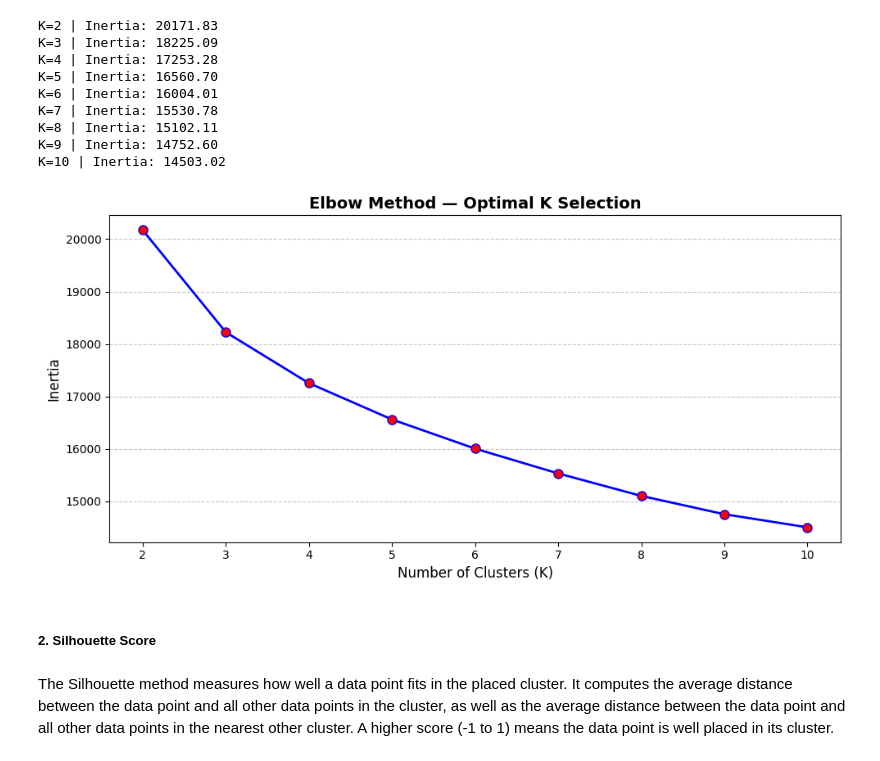
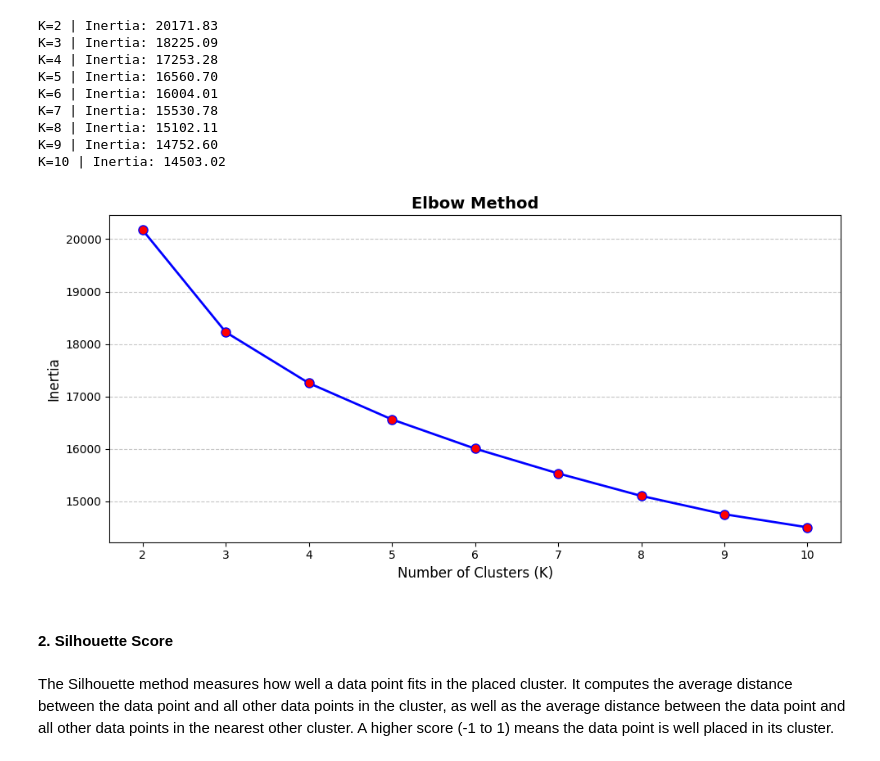
Before and after one commit to MukundiRams/customer-intelligence, a Jupyter notebook: retail-core.ipynb, the cells around one changed output. Drawn from its saved outputs; the diff is of its cells as text; code cells hidden in the pictures.

```diff
--- a/retail-core.ipynb
+++ b/retail-core.ipynb
@@ -201,16 +230,0 @@ Uses InterQuartile Range (IQR) method.
-# %%
-numerical_cols = [
-    'age', 'monthly_income', 'credit_score', 'loan_utilisation_rate',
-    'monthly_transactions', 'avg_transaction_value', 'digital_login_frequency',
-    'account_tenure_years', 'monthly_expenses'
-]
-
-for col in numerical_cols:
-    Q1 = df[col].quantile(0.25)
-    Q3 = df[col].quantile(0.75)
-    IQR = Q3 - Q1
-    lower = Q1 - 1.5 * IQR
-    upper = Q3 + 1.5 * IQR
-    outliers = df[(df[col] < lower) | (df[col] > upper)]
-    if len(outliers) > 0:
-        print(f"{col}: {len(outliers)} outliers | range [{lower:.1f}, {upper:.1f}]")
@@ -226,21 +230,0 @@ monthly_expenses: 98 outliers | range [-16400.0, 35600.0]
-# %%
-numerical_cols = [
-    'age', 'monthly_income', 'credit_score', 'loan_utilisation_rate',
-    'monthly_transactions', 'avg_transaction_value', 'digital_login_frequency',
-    'account_tenure_years', 'monthly_expenses'
-]
-
-for col in numerical_cols:
-    Q1 = df[col].quantile(0.25)
-    Q3 = df[col].quantile(0.75)
-    IQR = Q3 - Q1
-    lower = Q1 - 1.5 * IQR
-    upper = Q3 + 1.5 * IQR
-
-    lower_outliers = df[df[col] < lower]
-    upper_outliers = df[df[col] > upper]
-
-    print(f"{col}:")
-    print(f"  Actual data range: [{df[col].min():.1f}, {df[col].max():.1f}]")
-    print(f"  IQR bounds: [{lower:.1f}, {upper:.1f}]")
-    print(f"  Below lower bound: {len(lower_outliers)} | Above upper bound: {len(upper_outliers)}\n")
@@ -780,22 +843,23 @@ K=8 | Inertia: 15102.11
 K=9 | Inertia: 14752.60
 K=10 | Inertia: 14503.02
 # %%
+# Plot the inertial values to visualize the elbow method for optimal K selection
 fig, ax = plt.subplots(figsize=(10, 5))
 
 ax.plot(k_range, inertia_values, 'bo-', linewidth=2, markersize=8, markerfacecolor='red')
 ax.set_xlabel("Number of Clusters (K)", fontsize=12)
 ax.set_ylabel("Inertia", fontsize=12)
-ax.set_title("Elbow Method — Optimal K Selection", fontsize=14, fontweight='bold')
+ax.set_title("Elbow Method", fontsize=14, fontweight='bold')
 ax.set_xticks(list(k_range))
 ax.yaxis.grid(True, linestyle='--', alpha=0.7)
 ax.set_axisbelow(True)
 
 plt.tight_layout()
 plt.show()
 # %% [output]
-[figure, old version]
+[figure, new version]
 # %% [markdown]
-##### 2. Silhouette Score
+#### 2. Silhouette Score
 # %% [markdown]
 The Silhouette method measures how well a data point fits in the placed cluster. It computes the average distance between the data point and all other data points in the cluster, as well as the average distance between the data point and all other data points in the nearest other cluster. A higher score (-1 to 1) means the data point is well placed in its cluster.
 # %%
```
Also changed, not shown: parts of 68 cells of this notebook, 1 other file.
